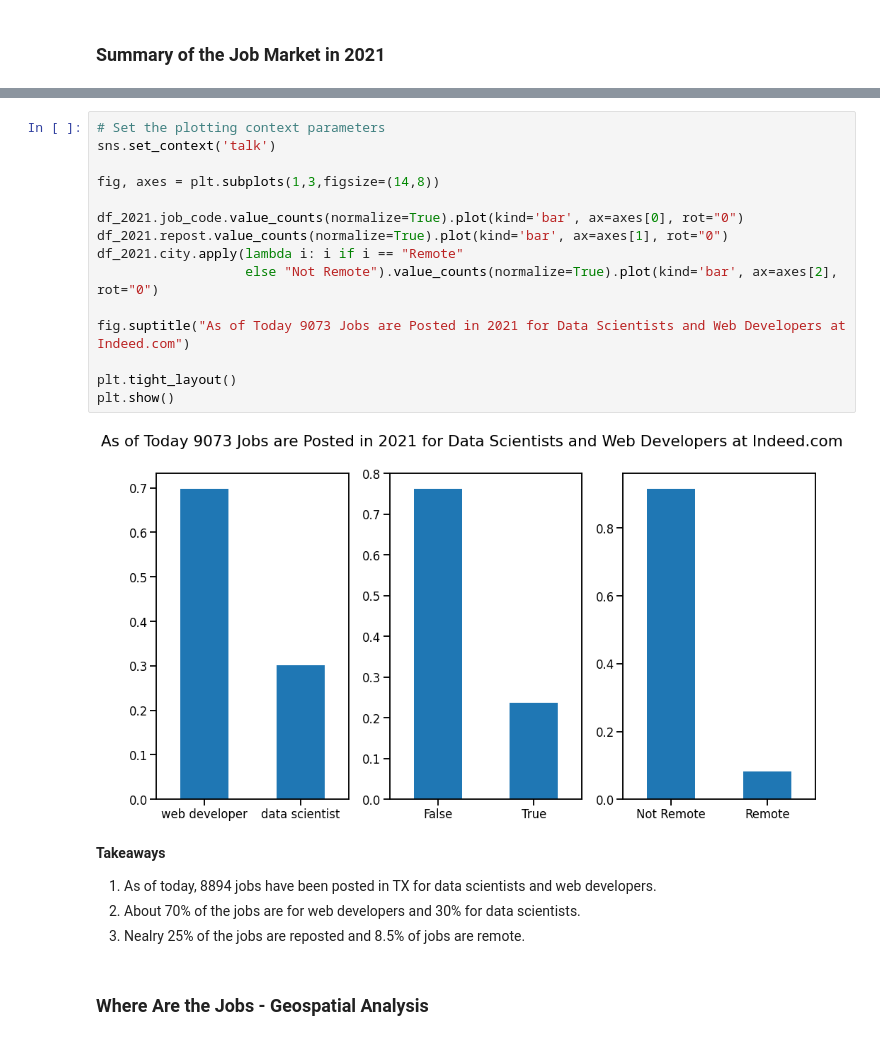
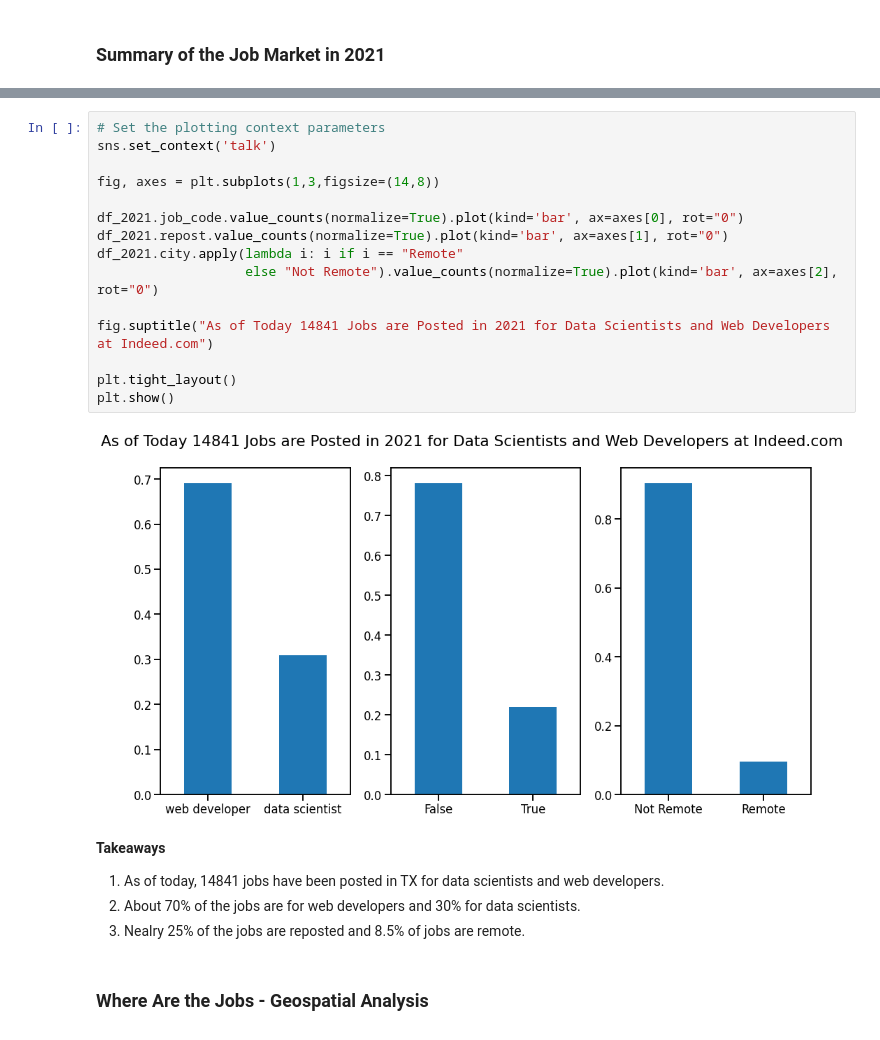
Before and after one commit to Blue-Owl-Data/Job-Search-Dashboard, a Jupyter notebook: MVP.ipynb, the cells around one changed output, grey strips where cells are left out. Cells and saved outputs as stored; diff of their text form.

```diff
--- a/MVP.ipynb
+++ b/MVP.ipynb
@@ -559,23 +559,23 @@ print(f"{df_2021.shape[0]} jobs are posted in 2021 for data scientists and web d
 # %%
 # Set the plotting context parameters
 sns.set_context('talk')
 
 fig, axes = plt.subplots(1,3,figsize=(14,8))
 
 df_2021.job_code.value_counts(normalize=True).plot(kind='bar', ax=axes[0], rot="0")
 df_2021.repost.value_counts(normalize=True).plot(kind='bar', ax=axes[1], rot="0")
 df_2021.city.apply(lambda i: i if i == "Remote"
                    else "Not Remote").value_counts(normalize=True).plot(kind='bar', ax=axes[2], rot="0")
 
-fig.suptitle("As of Today 9073 Jobs are Posted in 2021 for Data Scientists and Web Developers at Indeed.com")
+fig.suptitle("As of Today 14841 Jobs are Posted in 2021 for Data Scientists and Web Developers at Indeed.com")
 
 plt.tight_layout()
 plt.show()
 # %% [output]
-[figure, old version]
+[figure, new version]
 # %% [markdown]
 **Takeaways**
-1. As of today, 8894 jobs have been posted in TX for data scientists and web developers.
+1. As of today, 14841 jobs have been posted in TX for data scientists and web developers.
 2. About 70% of the jobs are for web developers and 30% for data scientists.
 3. Nealry 25% of the jobs are reposted and 8.5% of jobs are remote.
 # %% [markdown]
```
Also changed, not shown: parts of 41 cells of this notebook.
